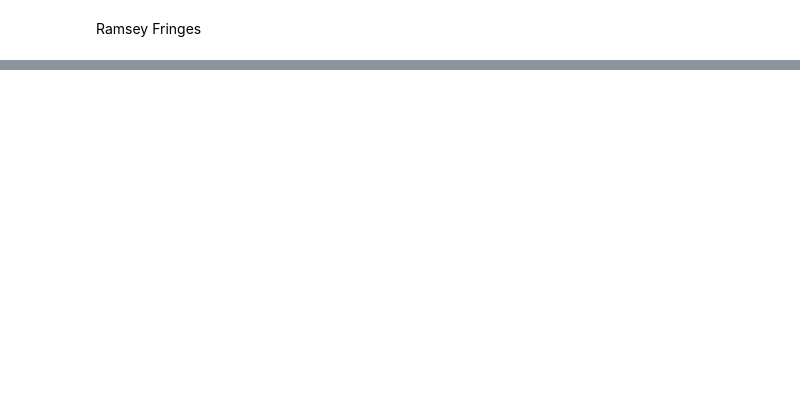
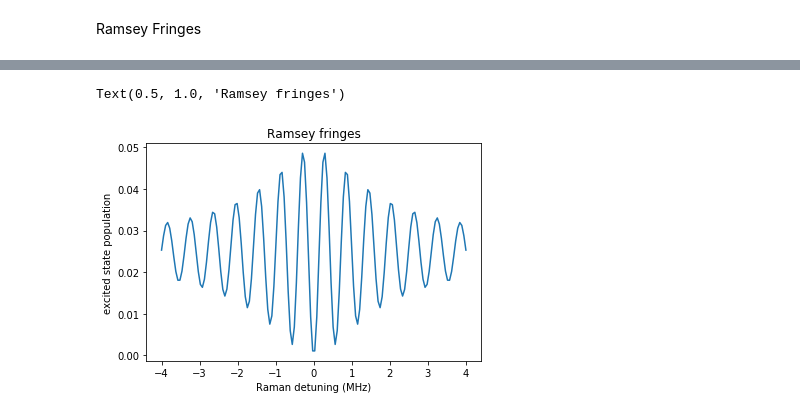
Before and after one commit to dahlia-ghoshal/cpt, a Jupyter notebook: ramsey_fringes.ipynb, the cells around one changed output, grey strips where cells are left out. Cells and saved outputs as stored; diff of their text form; code cells hidden in the pictures; blank space fills up the shorter version.

```diff
--- a/ramsey_fringes.ipynb
+++ b/ramsey_fringes.ipynb
@@ -117,0 +258,22 @@ plt.plot(d1_0, pop33_avg.real)
+# %%
+tmeasure=0.3
+d1_max = 4
+d2 = 0
+n=150
+d1_lin = np.linspace(-1*d1_max, d1_max, num=n)
+p33_ram=np.ones(n, dtype='complex')
+for i in range(n):
+    d1 = d1_lin[i]
+    result = ramsey(P0, d1, d2, 0.1, 10)
+    p11f = result.y[0,-1]
+    p22f = result.y[1,-1]
+    p33f = 1-p11f-p22f
+    p33_ram[i] = p33f
+
+plt.plot(d1_lin, p33_ram.real)
+plt.xlabel('Raman detuning (MHz)')
+plt.ylabel('excited state population')
+plt.title('Ramsey fringes')
+# %% [output]
+Text(0.5, 1.0, 'Ramsey fringes')
+[figure, added]
```
Also changed, not shown: parts of 14 cells of this notebook.
